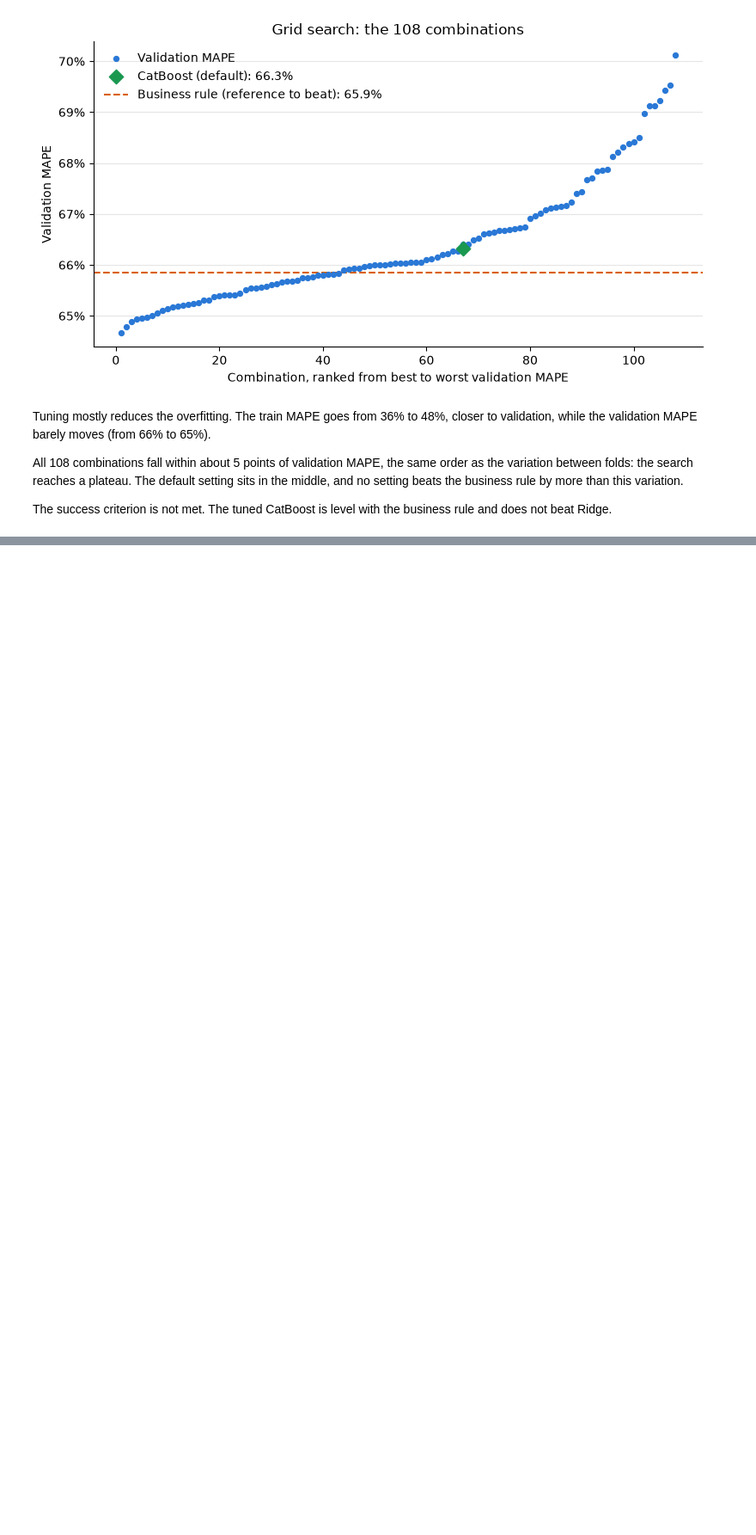
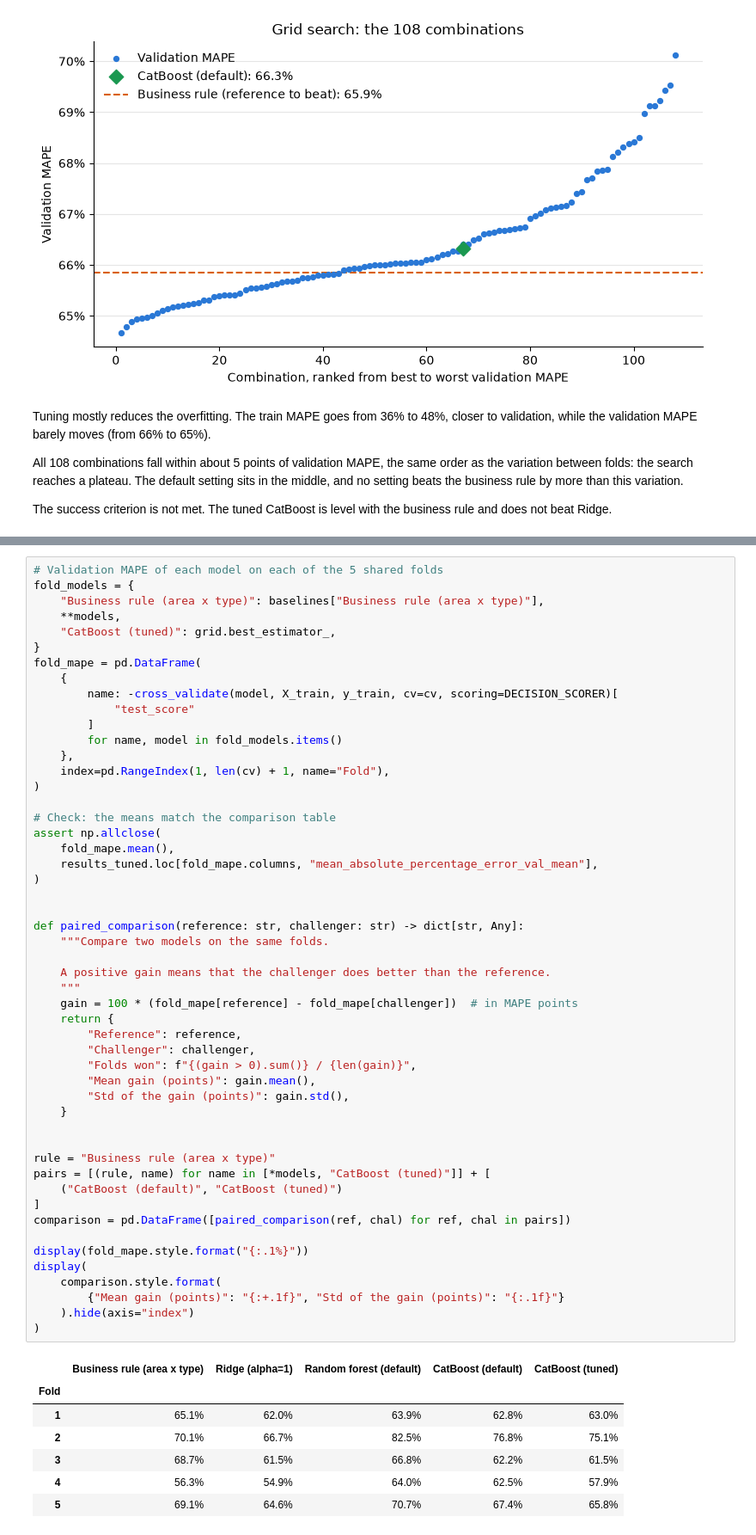
Before and after one commit to dapitch666/oc-p03-seattle-building-energy, a Jupyter notebook: notebooks/03_modeling.ipynb, the cells around one changed output, grey strips where cells are left out. Shown at 86% size. Drawn from its saved outputs; the diff is of its cells as text; blank space fills up the shorter version.

Commit message:
Add fold-by-fold comparison of the models

```diff
--- a/notebooks/03_modeling.ipynb
+++ b/notebooks/03_modeling.ipynb
@@ -806,0 +748,59 @@ styled(cv_vs_test)
+# %%
+# Validation MAPE of each model on each of the 5 shared folds
+fold_models = {
+    "Business rule (area x type)": baselines["Business rule (area x type)"],
+    **models,
+    "CatBoost (tuned)": grid.best_estimator_,
+}
+fold_mape = pd.DataFrame(
+    {
+        name: -cross_validate(model, X_train, y_train, cv=cv, scoring=DECISION_SCORER)[
+            "test_score"
+        ]
+        for name, model in fold_models.items()
+    },
+    index=pd.RangeIndex(1, len(cv) + 1, name="Fold"),
+)
+
+# Check: the means match the comparison table
+assert np.allclose(
+    fold_mape.mean(),
+    results_tuned.loc[fold_mape.columns, "mean_absolute_percentage_error_val_mean"],
+)
+
+
+def paired_comparison(reference: str, challenger: str) -> dict[str, Any]:
+    """Compare two models on the same folds.
+
+    A positive gain means that the challenger does better than the reference.
+    """
+    gain = 100 * (fold_mape[reference] - fold_mape[challenger])  # in MAPE points
+    return {
+        "Reference": reference,
+        "Challenger": challenger,
+        "Folds won": f"{(gain > 0).sum()} / {len(gain)}",
+        "Mean gain (points)": gain.mean(),
+        "Std of the gain (points)": gain.std(),
+    }
+
+
+rule = "Business rule (area x type)"
+pairs = [(rule, name) for name in [*models, "CatBoost (tuned)"]] + [
+    ("CatBoost (default)", "CatBoost (tuned)")
+]
+comparison = pd.DataFrame([paired_comparison(ref, chal) for ref, chal in pairs])
+
+display(fold_mape.style.format("{:.1%}"))
+display(
+    comparison.style.format(
+        {"Mean gain (points)": "{:+.1f}", "Std of the gain (points)": "{:.1f}"}
+    ).hide(axis="index")
+)
+# %% [output]
+|  | Business rule (area x type) | Ridge (alpha=1) | Random forest (default) | CatBoost (default) | CatBoost (tuned) |
+| Fold |  |  |  |  |  |
+| 1 | 65.1% | 62.0% | 63.9% | 62.8% | 63.0% |
+| 2 | 70.1% | 66.7% | 82.5% | 76.8% | 75.1% |
+| 3 | 68.7% | 61.5% | 66.8% | 62.2% | 61.5% |
+| 4 | 56.3% | 54.9% | 64.0% | 62.5% | 57.9% |
+| 5 | 69.1% | 64.6% | 70.7% | 67.4% | 65.8% |
```
Also changed, not shown: parts of 24 cells of this notebook.
